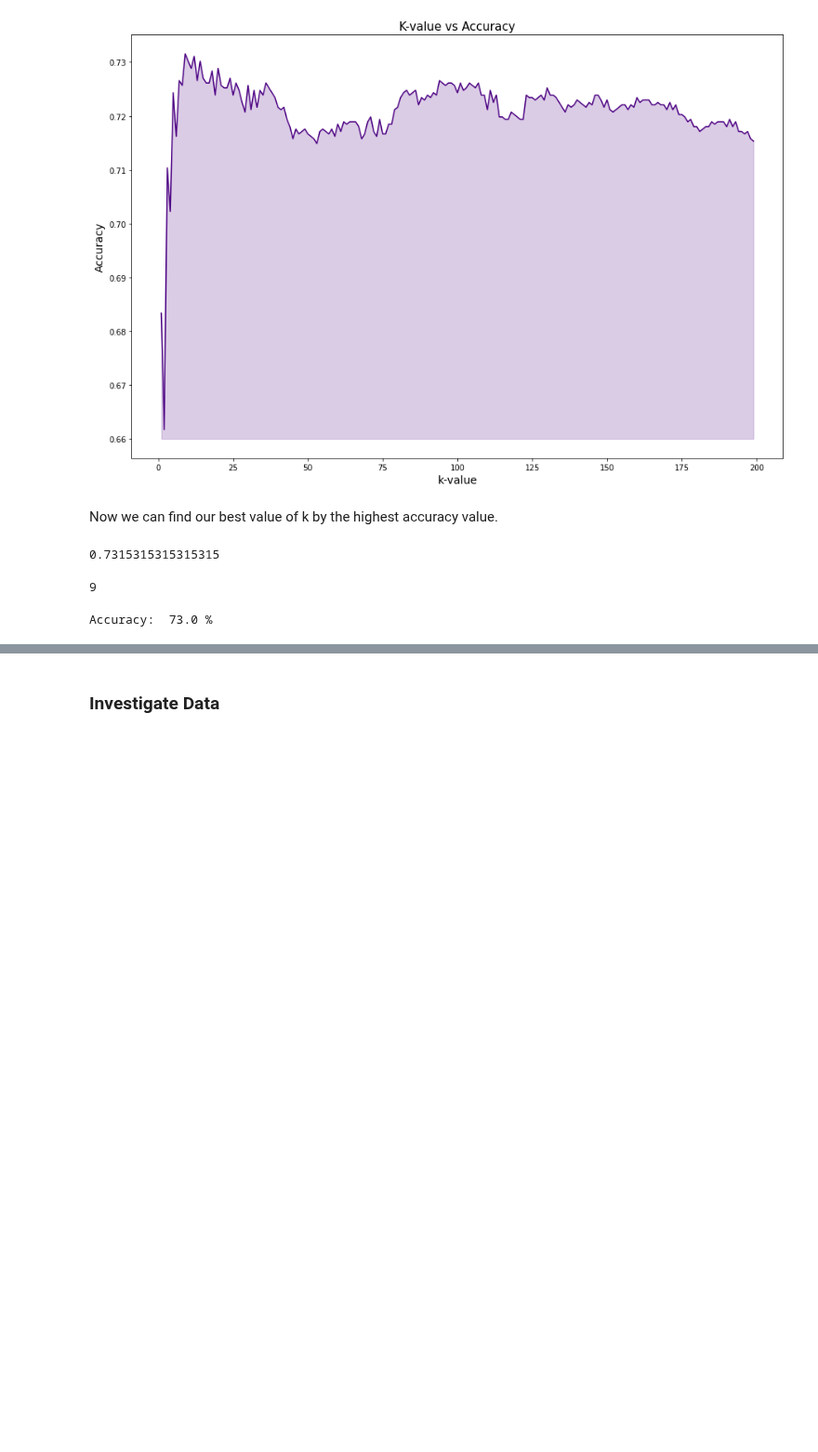
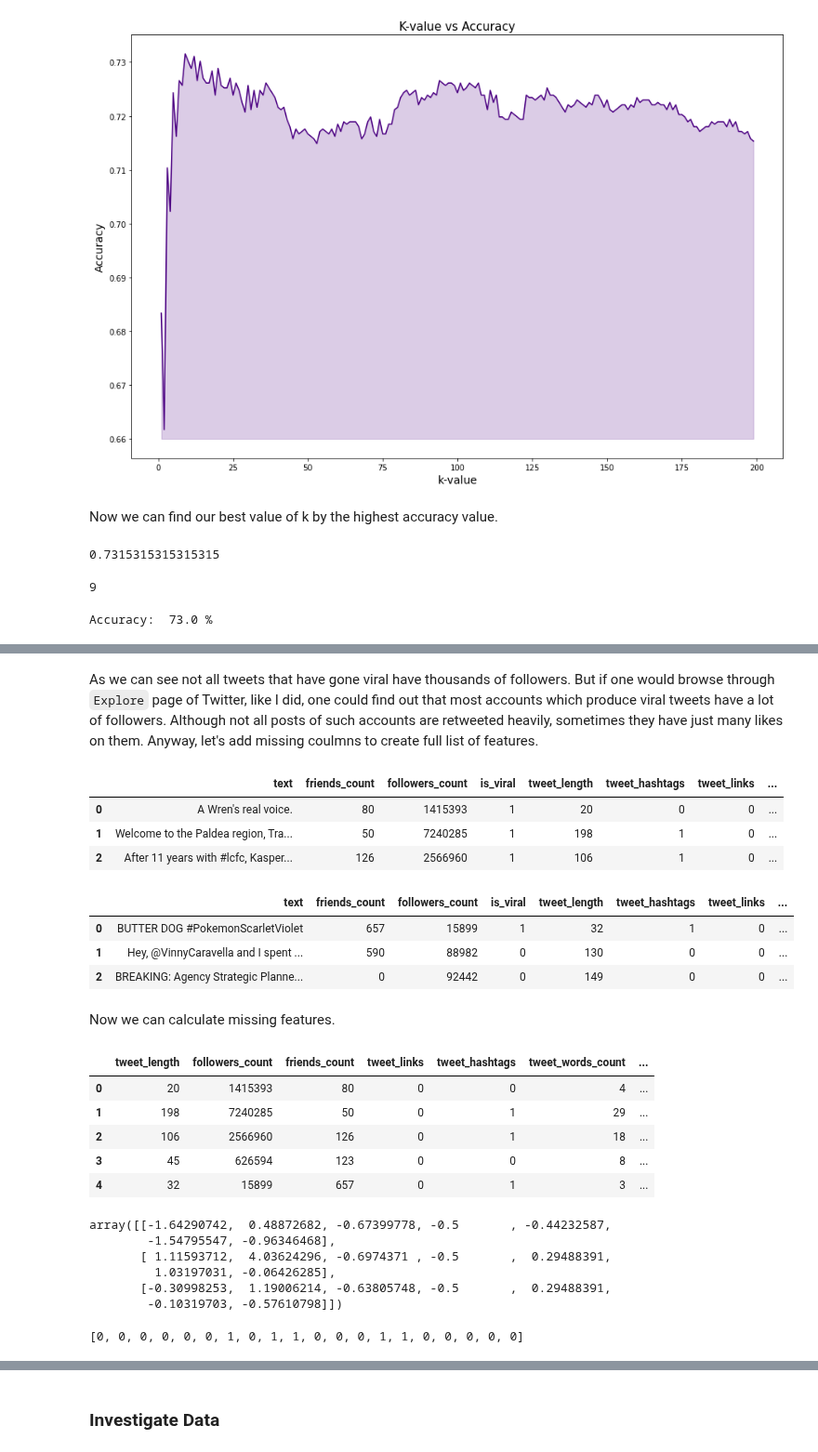
Before and after one commit to jadidaniel/jupyter-notebooks, a Jupyter notebook: ml/suprvised_learning/k_nearest_neighbours/twitter_classification.ipynb, the cells around one changed output, grey strips where cells are left out. Shown at 93% size. Drawn from its saved outputs; the diff is of its cells as text; code cells hidden in the pictures; blank space fills up the shorter version.

```diff
--- a/ml/suprvised_learning/k_nearest_neighbours/twitter_classification.ipynb
+++ b/ml/suprvised_learning/k_nearest_neighbours/twitter_classification.ipynb
@@ -370,0 +440,62 @@ TBC
+# %% [markdown]
+As we can see not all tweets that have gone viral have thousands of followers. But if one would browse through `Explore` page of Twitter, like I did, one could find out that most accounts which produce viral tweets have a lot of followers. Although not all posts of such accounts are retweeted heavily, sometimes they have just many likes on them. Anyway, let's add missing coulmns to create full list of features.
+# %%
+def add_columns(dataframe):
+    dataframe['tweet_length'] = dataframe.apply(lambda tweet: len(tweet['text']), axis=1)
+    dataframe['tweet_hashtags'] = dataframe.apply(lambda tweet: tweet['text'].count('#'), axis=1)
+    dataframe['tweet_links'] = dataframe['text'].str.count(r'http(s)?')
+    dataframe['tweet_words_count'] = dataframe.apply(lambda tweet: len(tweet['text'].split()), axis=1)
+    dataframe['words_avg_lenth'] = dataframe.apply(lambda tweet: np.mean([len(word) for word in tweet['text'].split()]), axis=1)
+    return dataframe
+
+
+fresh_tweets = add_columns(fresh_tweets)
+fresh_tweets[:3]
+# %% [output]
+|  | text | friends_count | followers_count | is_viral | tweet_length | tweet_hashtags | tweet_links | ... |
+| 0 | A Wren's real voice. | 80 | 1415393 | 1 | 20 | 0 | 0 | ... |
+| 1 | Welcome to the Paldea region, Tra... | 50 | 7240285 | 1 | 198 | 1 | 0 | ... |
+| 2 | After 11 years with #lcfc, Kasper... | 126 | 2566960 | 1 | 106 | 1 | 0 | ... |
+# %%
+features_fresh_shuffled = sklearn.utils.shuffle(fresh_tweets).reset_index(drop=True)
+features_fresh_shuffled[:3]
+# %% [output]
+|  | text | friends_count | followers_count | is_viral | tweet_length | tweet_hashtags | tweet_links | ... |
+| 0 | BUTTER DOG #PokemonScarletViolet | 657 | 15899 | 1 | 32 | 1 | 0 | ... |
+| 1 | Hey, @VinnyCaravella and I spent ... | 590 | 88982 | 0 | 130 | 0 | 0 | ... |
+| 2 | BREAKING: Agency Strategic Planne... | 0 | 92442 | 0 | 149 | 0 | 0 | ... |
+# %% [markdown]
+Now we can calculate missing features.
+# %%
+features_fresh = fresh_tweets[
+    ['tweet_length',
+    'followers_count',
+    'friends_count',
+    'tweet_links',
+    'tweet_hashtags',
+    'tweet_words_count',
+    'words_avg_lenth']
+    ]
+features_fresh[:5]
+# %% [output]
+|  | tweet_length | followers_count | friends_count | tweet_links | tweet_hashtags | tweet_words_count | ... |
+| 0 | 20 | 1415393 | 80 | 0 | 0 | 4 | ... |
+| 1 | 198 | 7240285 | 50 | 0 | 1 | 29 | ... |
+| 2 | 106 | 2566960 | 126 | 0 | 1 | 18 | ... |
+| 3 | 45 | 626594 | 123 | 0 | 0 | 8 | ... |
+| 4 | 32 | 15899 | 657 | 0 | 1 | 3 | ... |
+# %%
+features_fresh_scaled = scale(features_fresh)
+features_fresh_scaled[:3]
+# %% [output]
+array([[-1.64290742,  0.48872682, -0.67399778, -0.5       , -0.44232587,
+        -1.54795547, -0.96346468],
+       [ 1.11593712,  4.03624296, -0.6974371 , -0.5       ,  0.29488391,
+         1.03197031, -0.06426285],
+       [-0.30998253,  1.19006214, -0.63805748, -0.5       ,  0.29488391,
+        -0.10319703, -0.57610798]])
+# %%
+fresh_predicts = best_k_classifier.predict(features_fresh_scaled).tolist()
+fresh_predicts
+# %% [output]
+[0, 0, 0, 0, 0, 0, 1, 0, 1, 1, 0, 0, 0, 1, 1, 0, 0, 0, 0, 0]
```
Also changed, not shown: parts of 26 cells of this notebook, 1 other file.
